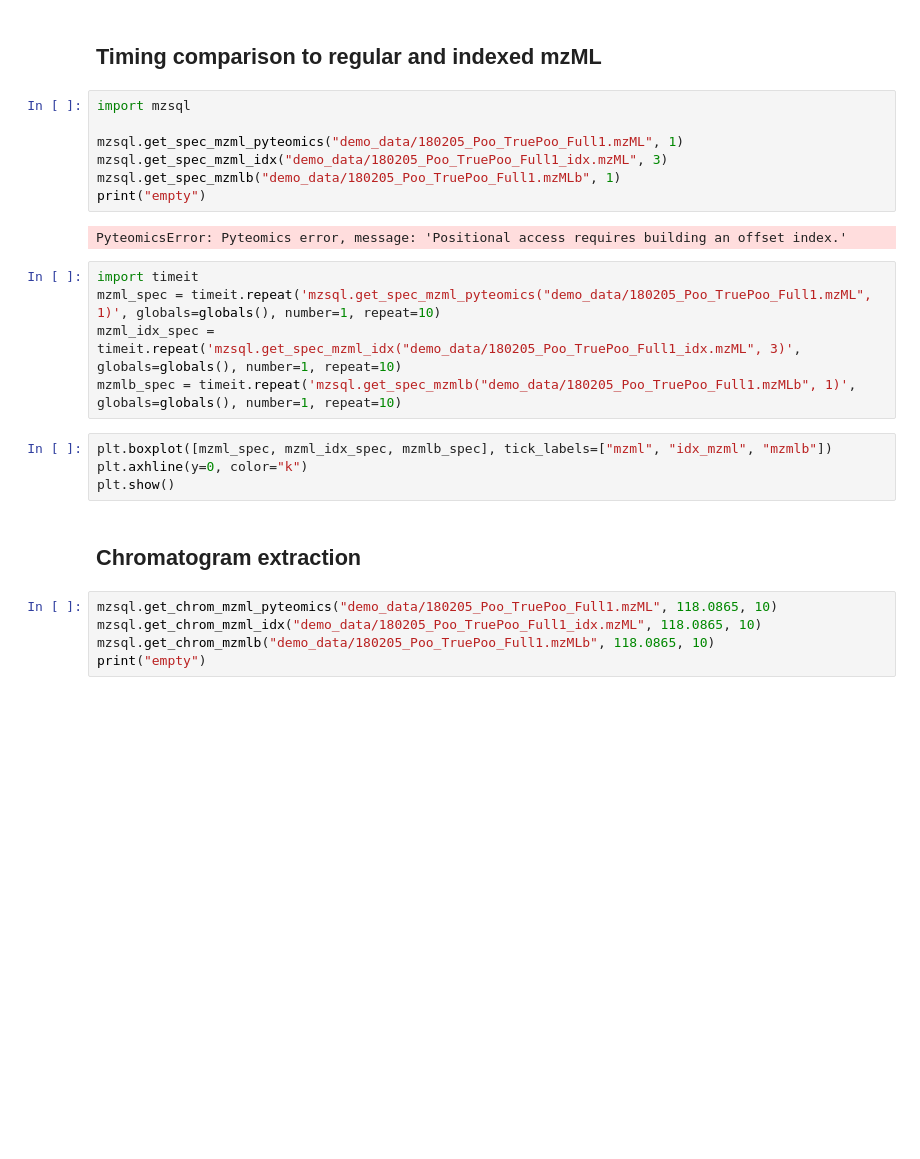
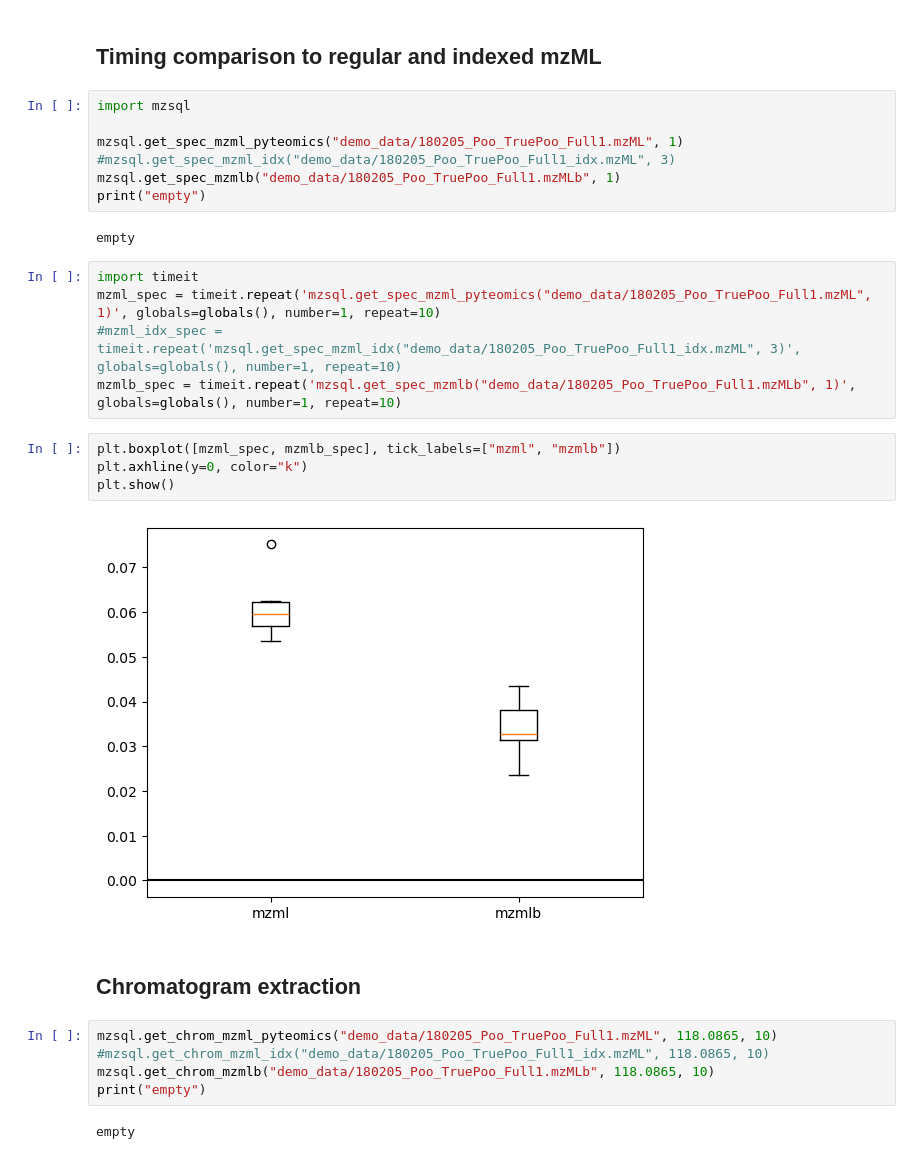
Before and after one commit to wkumler/mzsql, a Jupyter notebook: demo_notebooks/mzMLb_notebook.ipynb, the cells around one changed output. Drawn from its saved outputs; the diff is of its cells as text; blank space fills up the shorter version.

```diff
--- a/mzMLb_notebook.ipynb
+++ b/demo_notebooks/mzMLb_notebook.ipynb
@@ -68,26 +68,30 @@ plt.show()
 import mzsql
 
 mzsql.get_spec_mzml_pyteomics("demo_data/180205_Poo_TruePoo_Full1.mzML", 1)
-mzsql.get_spec_mzml_idx("demo_data/180205_Poo_TruePoo_Full1_idx.mzML", 3)
+#mzsql.get_spec_mzml_idx("demo_data/180205_Poo_TruePoo_Full1_idx.mzML", 3)
 mzsql.get_spec_mzmlb("demo_data/180205_Poo_TruePoo_Full1.mzMLb", 1)
 print("empty")
 # %% [output]
-PyteomicsError: Pyteomics error, message: 'Positional access requires building an offset index.'
+empty
 # %%
 import timeit
 mzml_spec = timeit.repeat('mzsql.get_spec_mzml_pyteomics("demo_data/180205_Poo_TruePoo_Full1.mzML", 1)', globals=globals(), number=1, repeat=10)
-mzml_idx_spec = timeit.repeat('mzsql.get_spec_mzml_idx("demo_data/180205_Poo_TruePoo_Full1_idx.mzML", 3)', globals=globals(), number=1, repeat=10)
+#mzml_idx_spec = timeit.repeat('mzsql.get_spec_mzml_idx("demo_data/180205_Poo_TruePoo_Full1_idx.mzML", 3)', globals=globals(), number=1, repeat=10)
 mzmlb_spec = timeit.repeat('mzsql.get_spec_mzmlb("demo_data/180205_Poo_TruePoo_Full1.mzMLb", 1)', globals=globals(), number=1, repeat=10)
 # %%
-plt.boxplot([mzml_spec, mzml_idx_spec, mzmlb_spec], tick_labels=["mzml", "idx_mzml", "mzmlb"])
+plt.boxplot([mzml_spec, mzmlb_spec], tick_labels=["mzml", "mzmlb"])
 plt.axhline(y=0, color="k")
 plt.show()
+# %% [output]
+[figure, added]
 # %% [markdown]
 ## Chromatogram extraction
 # %%
 mzsql.get_chrom_mzml_pyteomics("demo_data/180205_Poo_TruePoo_Full1.mzML", 118.0865, 10)
-mzsql.get_chrom_mzml_idx("demo_data/180205_Poo_TruePoo_Full1_idx.mzML", 118.0865, 10)
+#mzsql.get_chrom_mzml_idx("demo_data/180205_Poo_TruePoo_Full1_idx.mzML", 118.0865, 10)
 mzsql.get_chrom_mzmlb("demo_data/180205_Poo_TruePoo_Full1.mzMLb", 118.0865, 10)
 print("empty")
+# %% [output]
+empty
 # %%
 mzml_chrom = timeit.repeat('mzsql.get_chrom_mzml_pyteomics("demo_data/180205_Poo_TruePoo_Full1.mzML", 118.0865, 10)', globals=globals(), number=1, repeat=10)
```
Also changed, not shown: parts of 2 cells of this notebook, 1 other file.
